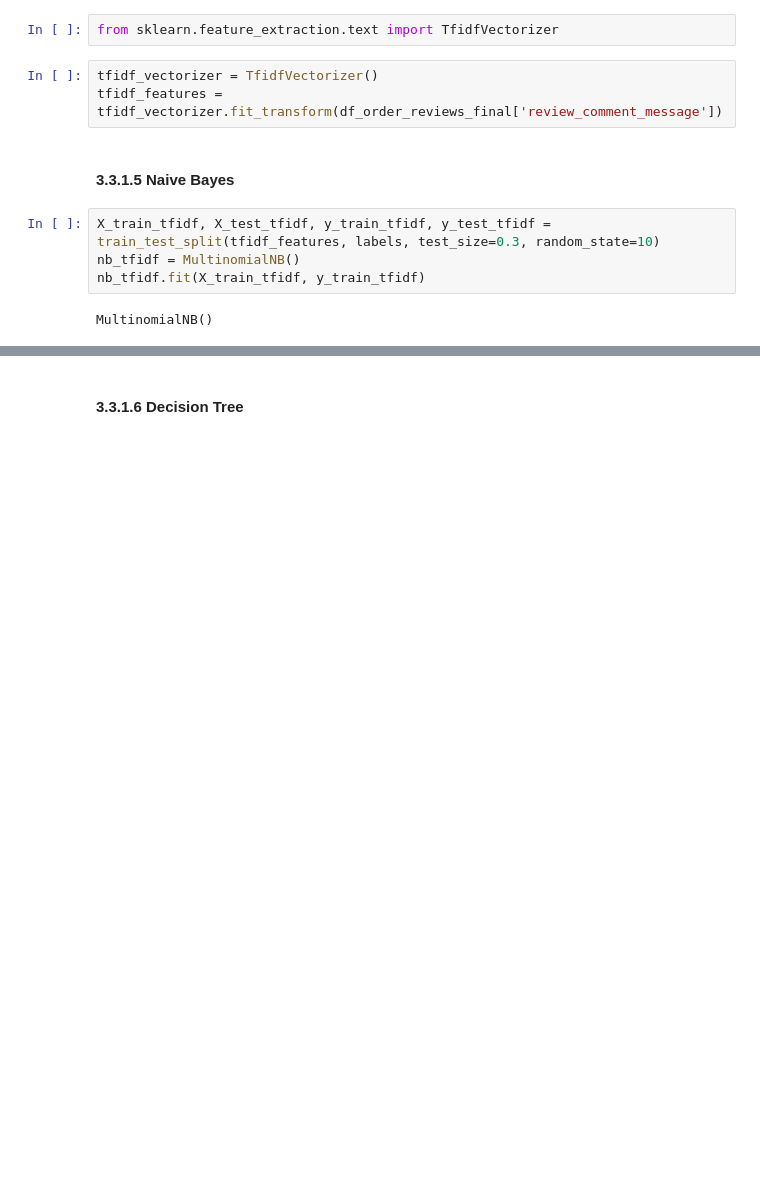
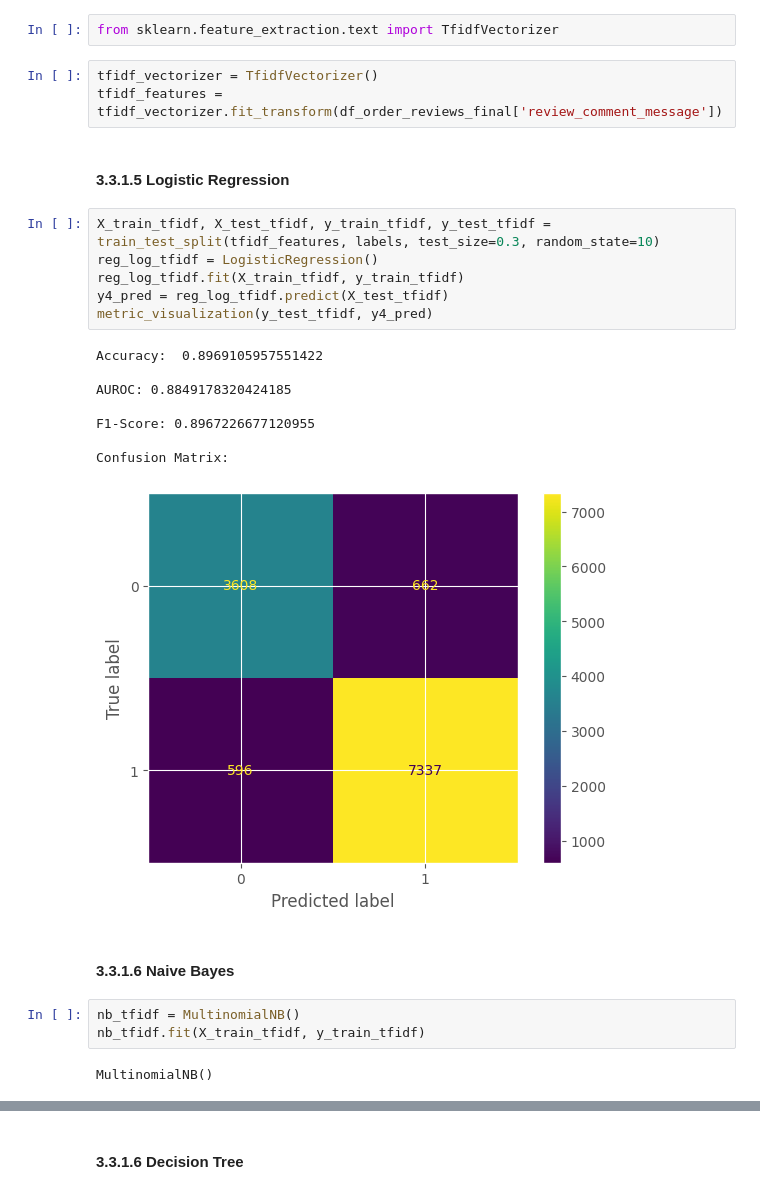
Before and after one commit to rimellegari/e-commerce, a Jupyter notebook: customer.ipynb, the cells around one changed output, grey strips where cells are left out. Drawn from its saved outputs; the diff is of its cells as text; blank space fills up the shorter version.

```diff
--- a/customer.ipynb
+++ b/customer.ipynb
@@ -1220,12 +1254,28 @@ from sklearn.feature_extraction.text import TfidfVectorizer
 # %%
 tfidf_vectorizer = TfidfVectorizer()
 tfidf_features = tfidf_vectorizer.fit_transform(df_order_reviews_final['review_comment_message'])
+# %% [markdown]
+#### 3.3.1.5 Logistic Regression
+# %%
+X_train_tfidf, X_test_tfidf, y_train_tfidf, y_test_tfidf = train_test_split(tfidf_features, labels, test_size=0.3, random_state=10)
+reg_log_tfidf = LogisticRegression()
+reg_log_tfidf.fit(X_train_tfidf, y_train_tfidf)
+y4_pred = reg_log_tfidf.predict(X_test_tfidf)
+metric_visualization(y_test_tfidf, y4_pred)
+# %% [output]
+Accuracy:  0.8969105957551422
+
+AUROC: 0.8849178320424185
+
+F1-Score: 0.8967226677120955
+
+Confusion Matrix:
+[figure, added]
 # %% [markdown]
-#### 3.3.1.5 Naive Bayes
+#### 3.3.1.6 Naive Bayes
-# %%
-X_train_tfidf, X_test_tfidf, y_train_tfidf, y_test_tfidf = train_test_split(tfidf_features, labels, test_size=0.3, random_state=10)
-nb_tfidf = MultinomialNB()
-nb_tfidf.fit(X_train_tfidf, y_train_tfidf)
-# %% [output]
-MultinomialNB()
+# %%
+nb_tfidf = MultinomialNB()
+nb_tfidf.fit(X_train_tfidf, y_train_tfidf)
+# %% [output]
+MultinomialNB()
 # %%
```
Also changed, not shown: parts of 18 cells of this notebook, 7 other files.
